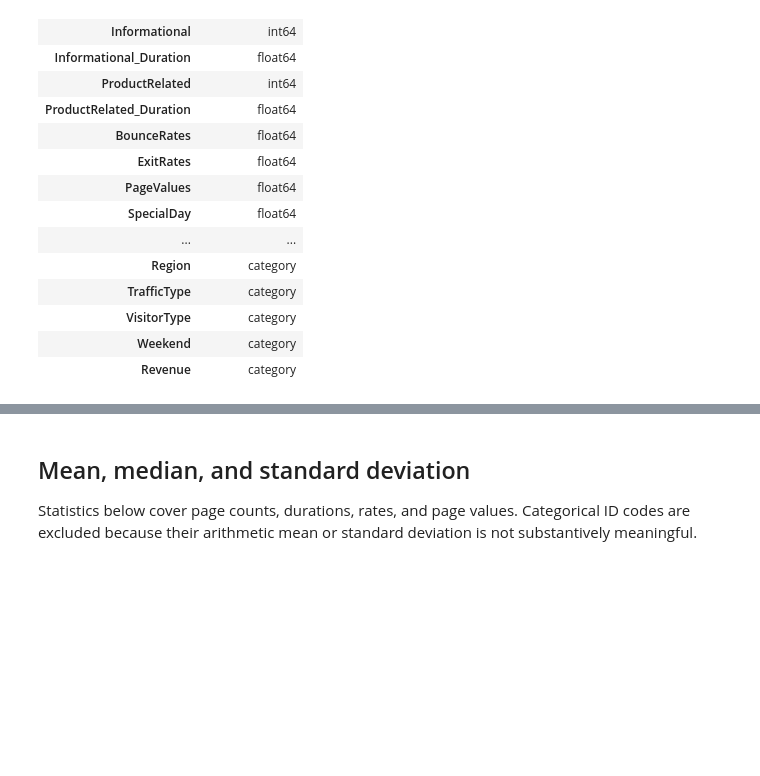
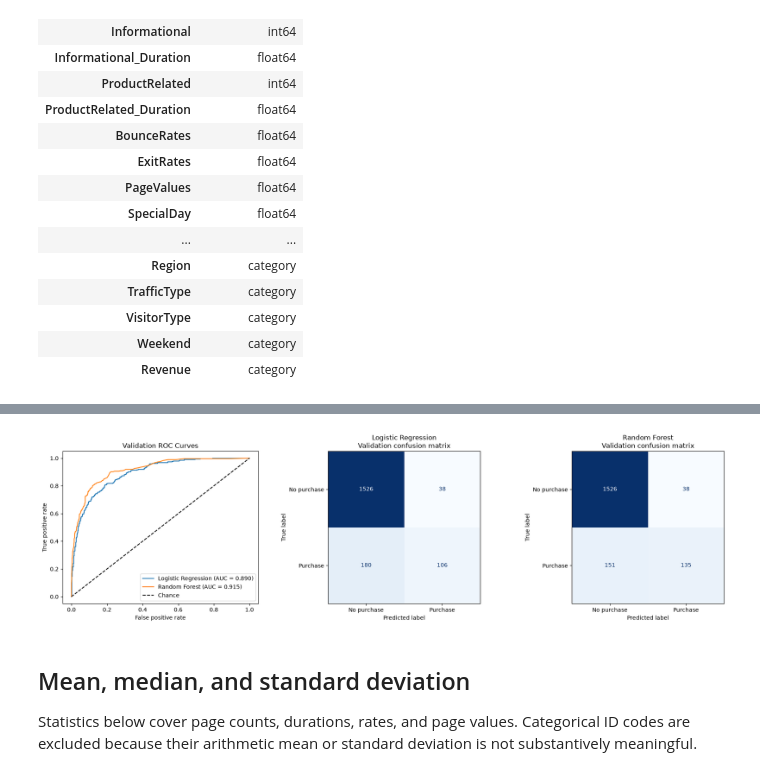
Before and after one commit to mincemeat7303/scaling-octo-happiness, a Jupyter notebook: ML_online_shopping-tendancy.ipynb, the cells around one changed output, grey strips where cells are left out. Drawn from its saved outputs; the diff is of its cells as text; code cells hidden in the pictures; blank space fills up the shorter version.

```diff
--- a/ML_online_shopping-tendancy.ipynb
+++ b/ML_online_shopping-tendancy.ipynb
@@ -110,0 +184,98 @@ Rows retained after preparation: 12,330 of 12,330
+# %%
+categorical_features = X_train.select_dtypes(include=["category", "object", "bool"]).columns.tolist()
+numeric_features = [column for column in X_train.columns if column not in categorical_features]
+
+# Convert pandas categorical columns to object so imputing and one-hot encoding handle string categories.
+X_train_model = X_train.copy()
+X_val_model = X_val.copy()
+X_train_model[categorical_features] = X_train_model[categorical_features].astype(object)
+X_val_model[categorical_features] = X_val_model[categorical_features].astype(object)
+
+preprocessor = ColumnTransformer(
+    transformers=[
+        (
+            "numeric",
+            Pipeline([
+                ("imputer", SimpleImputer(strategy="median")),
+                ("scaler", StandardScaler()),
+            ]),
+            numeric_features,
+        ),
+        (
+            "categorical",
+            Pipeline([
+                ("imputer", SimpleImputer(strategy="most_frequent")),
+                ("onehot", OneHotEncoder(handle_unknown="ignore")),
+            ]),
+            categorical_features,
+        ),
+    ]
+)
+
+models = {
+    "Logistic Regression": Pipeline([
+        ("preprocessor", preprocessor),
+        ("classifier", LogisticRegression(max_iter=1000, random_state=RANDOM_STATE)),
+    ]),
+    "Random Forest": Pipeline([
+        ("preprocessor", preprocessor),
+        ("classifier", RandomForestClassifier(
+            n_estimators=300,
+            random_state=RANDOM_STATE,
+            n_jobs=-1,
+        )),
+    ]),
+}
+
+validation_predictions = {}
+validation_probabilities = {}
+metric_rows = []
+
+for model_name, model in models.items():
+    model.fit(X_train_model, y_train)
+    predictions = model.predict(X_val_model)
+    positive_class_index = list(model.named_steps["classifier"].classes_).index(True)
+    probabilities = model.predict_proba(X_val_model)[:, positive_class_index]
+
+    validation_predictions[model_name] = predictions
+    validation_probabilities[model_name] = probabilities
+    metric_rows.append({
+        "Model": model_name,
+        "Accuracy": accuracy_score(y_val, predictions),
+        "Precision": precision_score(y_val, predictions, zero_division=0),
+        "F1": f1_score(y_val, predictions, zero_division=0),
+        "ROC AUC": roc_auc_score(y_val, probabilities),
+    })
+
+validation_metrics = pd.DataFrame(metric_rows).set_index("Model").sort_values("F1", ascending=False)
+display(validation_metrics.round(3))
+
+fig, axes = plt.subplots(1, 3, figsize=(18, 5))
+for model_name, model in models.items():
+    false_positive_rate, true_positive_rate, _ = roc_curve(
+        y_val, validation_probabilities[model_name], pos_label=True
+    )
+    auc = validation_metrics.loc[model_name, "ROC AUC"]
+    axes[0].plot(false_positive_rate, true_positive_rate, label=f"{model_name} (AUC = {auc:.3f})")
+
+axes[0].plot([0, 1], [0, 1], "k--", label="Chance")
+axes[0].set_title("Validation ROC Curves")
+axes[0].set_xlabel("False positive rate")
+axes[0].set_ylabel("True positive rate")
+axes[0].legend(loc="lower right")
+
+for ax, (model_name, predictions) in zip(axes[1:], validation_predictions.items()):
+    ConfusionMatrixDisplay.from_predictions(
+        y_val,
+        predictions,
+        labels=[False, True],
+        display_labels=["No purchase", "Purchase"],
+        cmap="Blues",
+        colorbar=False,
+        ax=ax,
+    )
+    ax.set_title(f"{model_name}\nValidation confusion matrix")
+
+fig.tight_layout()
+plt.show()
+# %% [output]
@@ -111,3 +286,4 @@ Rows retained after preparation: 12,330 of 12,330
+[figure, added]
 # %% [markdown]
 ## Mean, median, and standard deviation
 
```
Also changed, not shown: parts of 9 cells of this notebook, 3 other files.
